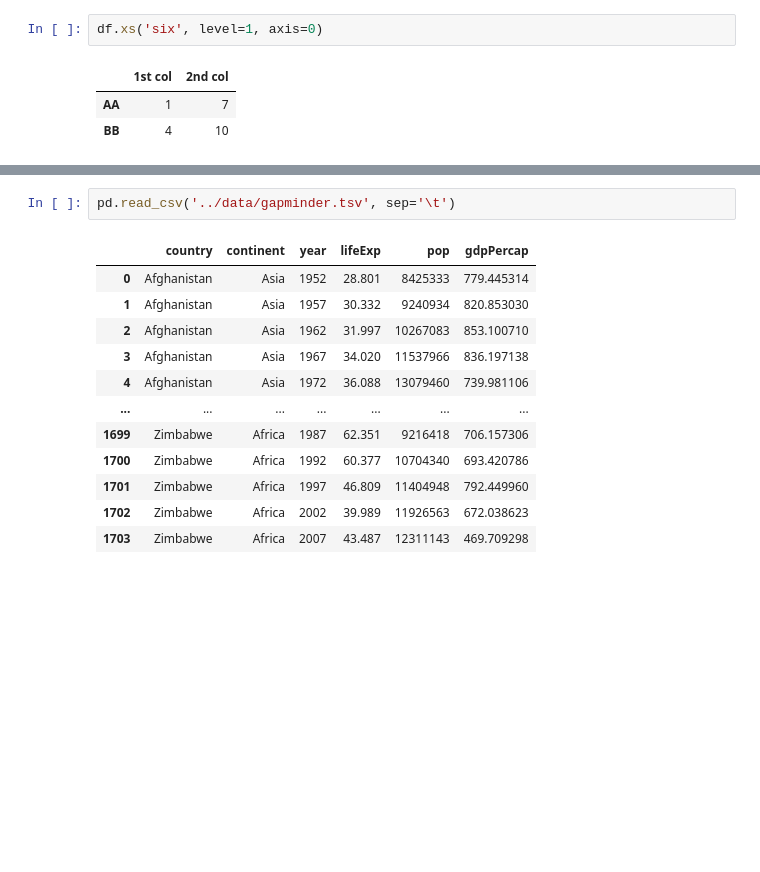
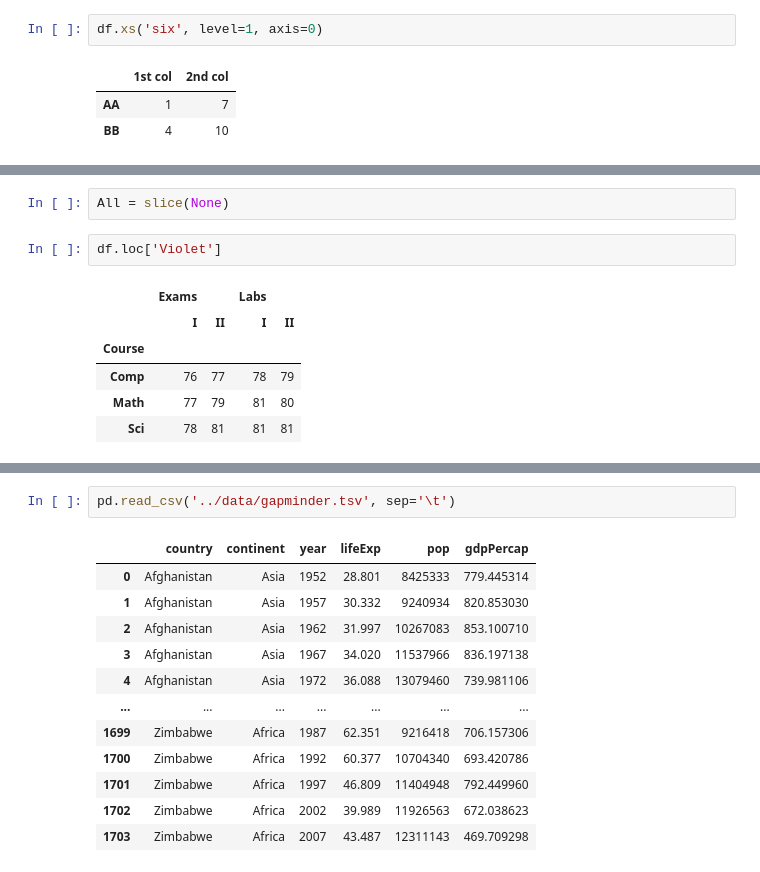
Before and after one commit to ChrisHSKim/python_for_everyone, a Jupyter notebook: notebooks/python with pandas.ipynb, the cells around one changed output, grey strips where cells are left out. Drawn from its saved outputs; the diff is of its cells as text; blank space fills up the shorter version.

```diff
--- a/notebooks/python with pandas.ipynb
+++ b/notebooks/python with pandas.ipynb
@@ -322,0 +373,11 @@ df.xs('six', level=1, axis=0)
+# %%
+All = slice(None)
+# %%
+df.loc['Violet']
+# %% [output]
+|  | Exams |  | Labs |  |
+|  | I | II | I | II |
+| Course |  |  |  |  |
+| Comp | 76 | 77 | 78 | 79 |
+| Math | 77 | 79 | 81 | 80 |
+| Sci | 78 | 81 | 81 | 81 |
```
Also changed, not shown: parts of 17 cells of this notebook.
